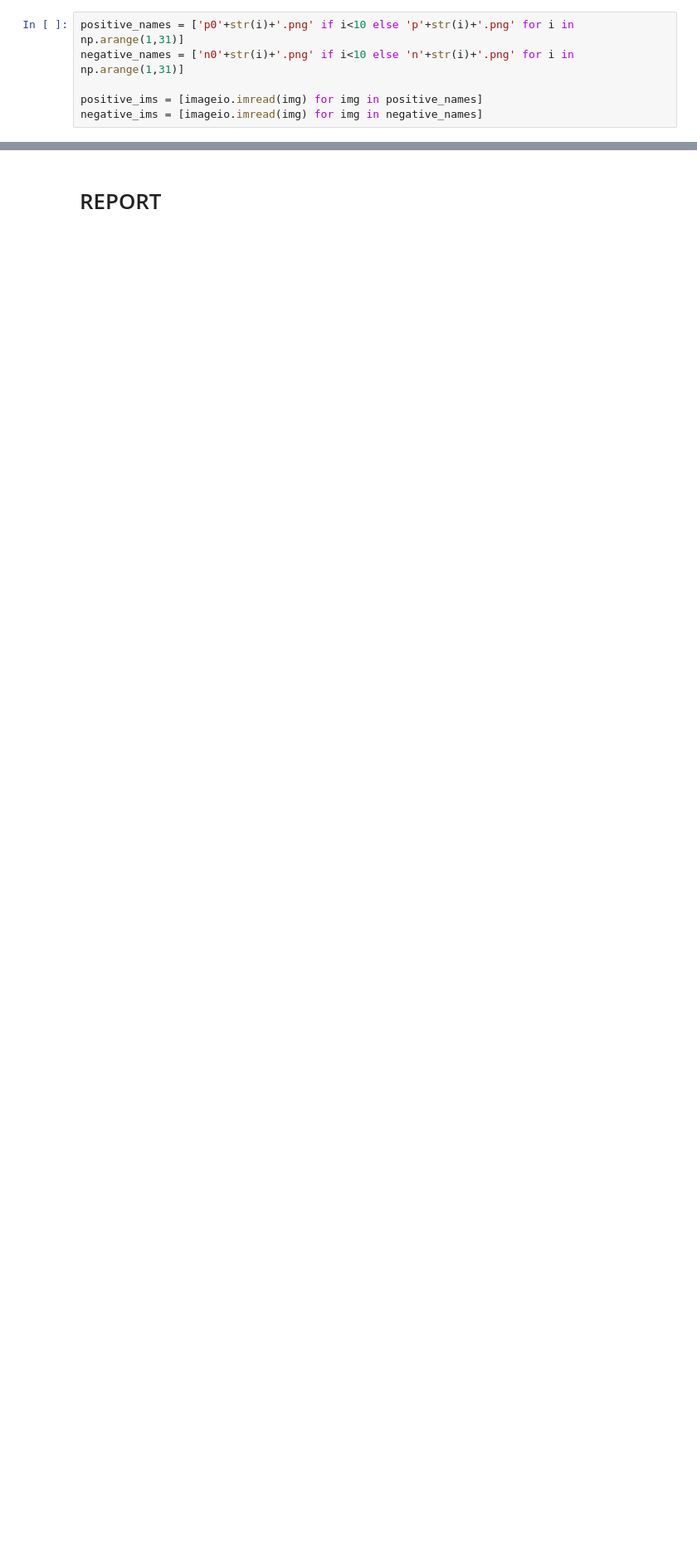
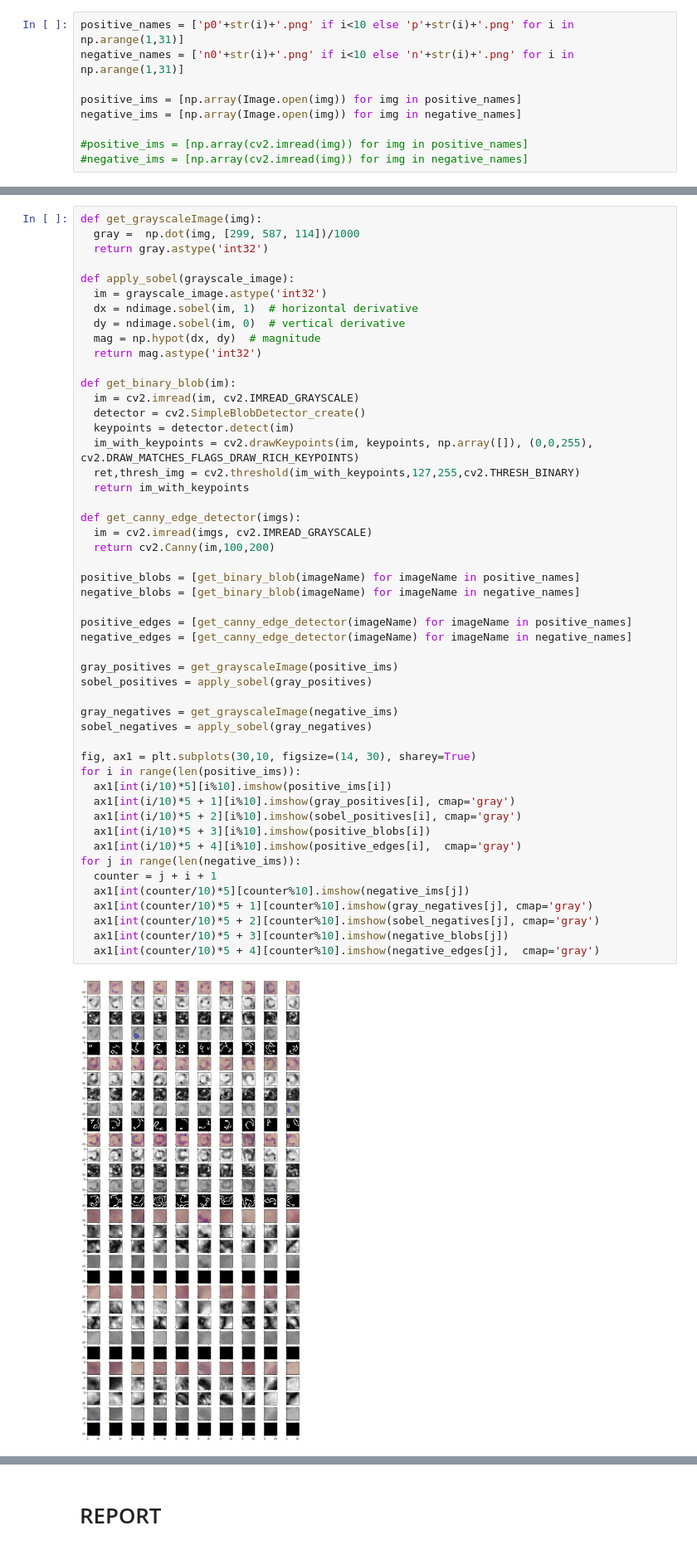
Before and after one commit to nilesh0109/ML_SoSe19, a Jupyter notebook: ML_ex3.ipynb, the cells around one changed output, grey strips where cells are left out. Shown at 83% size. Cells and saved outputs as stored; diff of their text form; blank space fills up the shorter version.

```diff
--- a/ML_ex3.ipynb
+++ b/ML_ex3.ipynb
@@ -10,8 +15,11 @@ from scipy import stats
 positive_names = ['p0'+str(i)+'.png' if i<10 else 'p'+str(i)+'.png' for i in np.arange(1,31)]
 negative_names = ['n0'+str(i)+'.png' if i<10 else 'n'+str(i)+'.png' for i in np.arange(1,31)]
 
-positive_ims = [imageio.imread(img) for img in positive_names]
-negative_ims = [imageio.imread(img) for img in negative_names]
+positive_ims = [np.array(Image.open(img)) for img in positive_names]
+negative_ims = [np.array(Image.open(img)) for img in negative_names]
+
+#positive_ims = [np.array(cv2.imread(img)) for img in positive_names]
+#negative_ims = [np.array(cv2.imread(img)) for img in negative_names]
 # %%
 fig, ax = plt.subplots(6,10, figsize=(14, 6), sharey=True)
 for i in range(len(positive_ims)):
@@ -39,3 +33,55 @@ skewness and kurtosis is  [-0.6014206458] [ 0.8709602907]
+# %%
+def get_grayscaleImage(img):
+  gray =  np.dot(img, [299, 587, 114])/1000
+  return gray.astype('int32')
+
+def apply_sobel(grayscale_image):
+  im = grayscale_image.astype('int32')
+  dx = ndimage.sobel(im, 1)  # horizontal derivative
+  dy = ndimage.sobel(im, 0)  # vertical derivative
+  mag = np.hypot(dx, dy)  # magnitude
+  return mag.astype('int32')
+
+def get_binary_blob(im):
+  im = cv2.imread(im, cv2.IMREAD_GRAYSCALE)
+  detector = cv2.SimpleBlobDetector_create()
+  keypoints = detector.detect(im)
+  im_with_keypoints = cv2.drawKeypoints(im, keypoints, np.array([]), (0,0,255), cv2.DRAW_MATCHES_FLAGS_DRAW_RICH_KEYPOINTS)
+  ret,thresh_img = cv2.threshold(im_with_keypoints,127,255,cv2.THRESH_BINARY)
+  return im_with_keypoints
+
+def get_canny_edge_detector(imgs):
+  im = cv2.imread(imgs, cv2.IMREAD_GRAYSCALE)
+  return cv2.Canny(im,100,200)
+
+positive_blobs = [get_binary_blob(imageName) for imageName in positive_names]
+negative_blobs = [get_binary_blob(imageName) for imageName in negative_names]
+
+positive_edges = [get_canny_edge_detector(imageName) for imageName in positive_names]
+negative_edges = [get_canny_edge_detector(imageName) for imageName in negative_names]
+
+gray_positives = get_grayscaleImage(positive_ims)
+sobel_positives = apply_sobel(gray_positives)
+
+gray_negatives = get_grayscaleImage(negative_ims)
+sobel_negatives = apply_sobel(gray_negatives)
+
+fig, ax1 = plt.subplots(30,10, figsize=(14, 30), sharey=True)
+for i in range(len(positive_ims)):
+  ax1[int(i/10)*5][i%10].imshow(positive_ims[i])
+  ax1[int(i/10)*5 + 1][i%10].imshow(gray_positives[i], cmap='gray')
+  ax1[int(i/10)*5 + 2][i%10].imshow(sobel_positives[i], cmap='gray')
+  ax1[int(i/10)*5 + 3][i%10].imshow(positive_blobs[i])
+  ax1[int(i/10)*5 + 4][i%10].imshow(positive_edges[i],  cmap='gray')
+for j in range(len(negative_ims)):
+  counter = j + i + 1
+  ax1[int(counter/10)*5][counter%10].imshow(negative_ims[j])
+  ax1[int(counter/10)*5 + 1][counter%10].imshow(gray_negatives[j], cmap='gray')
+  ax1[int(counter/10)*5 + 2][counter%10].imshow(sobel_negatives[j], cmap='gray')
+  ax1[int(counter/10)*5 + 3][counter%10].imshow(negative_blobs[j])
+  ax1[int(counter/10)*5 + 4][counter%10].imshow(negative_edges[j],  cmap='gray')
+# %% [output]
+[figure, added]
 # %%
 pos_mean = np.mean(positive_ims, axis=(0,1,2))
 neg_mean = np.mean(negative_ims, axis=(0,1,2))
```
Also changed, not shown: parts of 9 cells of this notebook.
